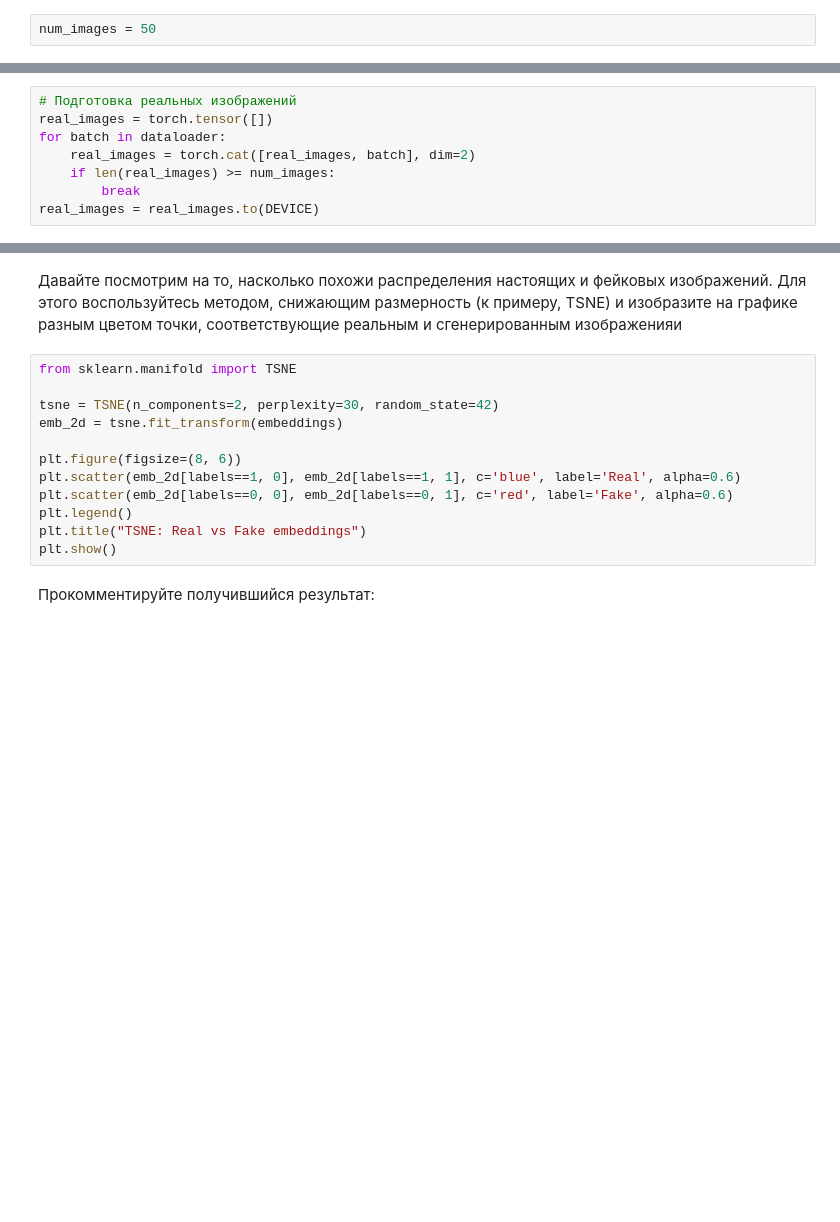
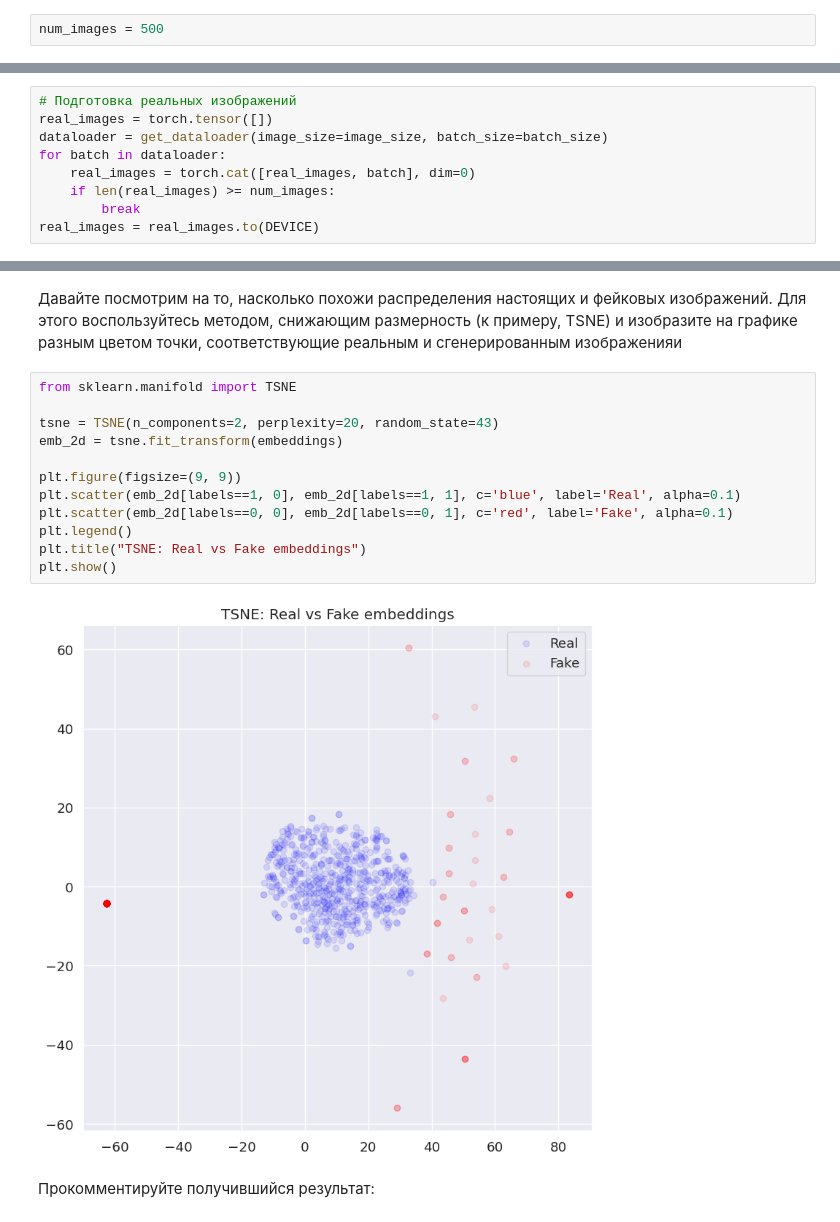
Before and after one commit to Figishe/DeepLearningSchool_part_1_ml_cv, a Jupyter notebook: week_11_GANs/Homework/WGAN_GP_hw_v2.ipynb, the cells around one changed output, grey strips where cells are left out. Cells and saved outputs as stored; diff of their text form; blank space fills up the shorter version.

```diff
--- a/week_11_GANs/Homework/WGAN_GP_hw_v2.ipynb
+++ b/week_11_GANs/Homework/WGAN_GP_hw_v2.ipynb
@@ -742,7 +741,7 @@ show_images(fake_images)
 # %% [markdown]
 Такой способ оценки достаточно долгий, поэтому возьмите только часть изображений. Например, 500 реальных картинок и 500 фейковых.
 # %%
-num_images = 50
+num_images = 500
 # %%
 generator = best_wgan.generator
 
@@ -754,8 +753,9 @@ with torch.no_grad():
 # %%
 # Подготовка реальных изображений
 real_images = torch.tensor([])
+dataloader = get_dataloader(image_size=image_size, batch_size=batch_size)
 for batch in dataloader:
-    real_images = torch.cat([real_images, batch], dim=2)
+    real_images = torch.cat([real_images, batch], dim=0)
     if len(real_images) >= num_images:
         break
 real_images = real_images.to(DEVICE)
@@ -801,14 +803,16 @@ print(acc)
 # %%
 from sklearn.manifold import TSNE
 
-tsne = TSNE(n_components=2, perplexity=30, random_state=42)
+tsne = TSNE(n_components=2, perplexity=20, random_state=43)
 emb_2d = tsne.fit_transform(embeddings)
 
-plt.figure(figsize=(8, 6))
-plt.scatter(emb_2d[labels==1, 0], emb_2d[labels==1, 1], c='blue', label='Real', alpha=0.6)
-plt.scatter(emb_2d[labels==0, 0], emb_2d[labels==0, 1], c='red', label='Fake', alpha=0.6)
+plt.figure(figsize=(9, 9))
+plt.scatter(emb_2d[labels==1, 0], emb_2d[labels==1, 1], c='blue', label='Real', alpha=0.1)
+plt.scatter(emb_2d[labels==0, 0], emb_2d[labels==0, 1], c='red', label='Fake', alpha=0.1)
 plt.legend()
 plt.title("TSNE: Real vs Fake embeddings")
 plt.show()
+# %% [output]
+[figure, added]
 # %% [markdown]
 Прокомментируйте получившийся результат:
```
Also changed, not shown: parts of 15 cells of this notebook.
